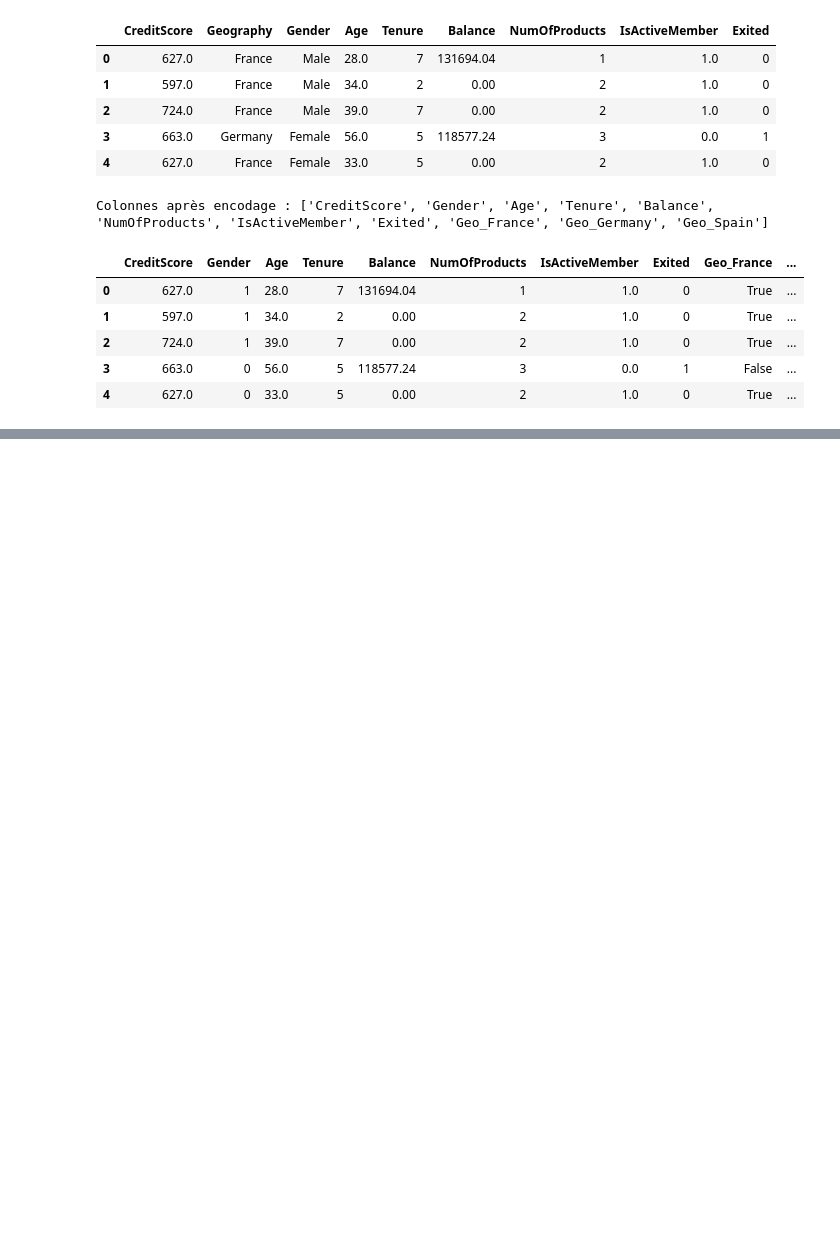
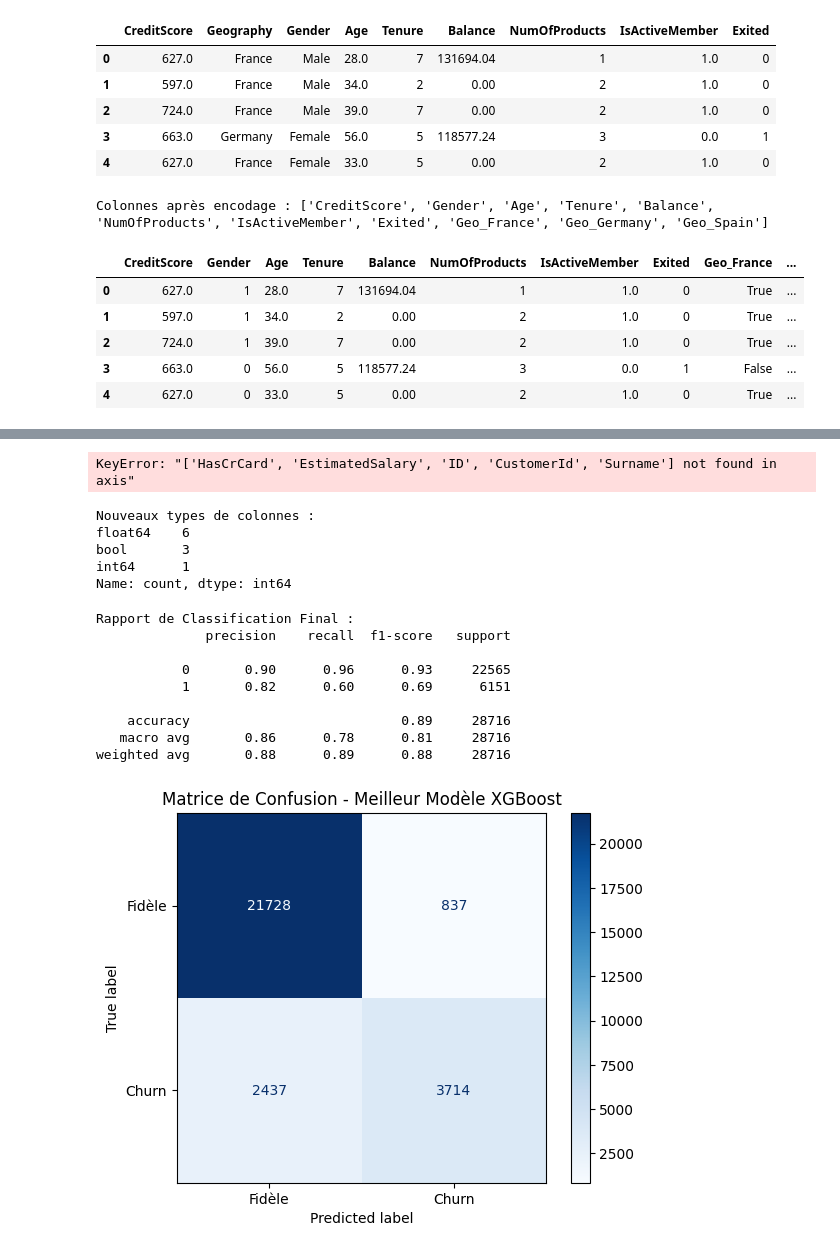
Before and after one commit to kenzakab16/classification-bank-churn, a Jupyter notebook: projets/classification-bank-churn.ipynb, the cells around one changed output, grey strips where cells are left out. Saved outputs shown, nothing was run; the diff lists cells and outputs as text; code cells hidden in the pictures; blank space fills up the shorter version.

Commit message:
prediction

```diff
--- a/projets/classification-bank-churn.ipynb
+++ b/projets/classification-bank-churn.ipynb
@@ -14,3 +29,12 @@ test_df = pd.read_csv('test_data.csv')
+# %%
+# 1. On sépare les caractéristiques (X) de la cible (y)
+# 'Exited' est la colonne que l'on veut prédire
+X = train_df.drop('Exited', axis=1)
+y = train_df['Exited']
+
+# 2. On divise en 80% pour l'entraînement et 20% pour le test
+# C'est ici que y_test est créé !
+X_train, X_test, y_train, y_test = train_test_split(X, y, test_size=0.2, random_state=42)
 # %%
 train_df.head()
 # %% [output]
@@ -427,0 +578,52 @@ Standardisation terminée. Toutes les variables ont désormais une moyenne de 0.
+# %%
+X_test = X_test.drop(['HasCrCard', 'EstimatedSalary', 'ID', 'CustomerId','Surname'], axis=1)
+X_test['Gender'] = le.transform(X_test['Gender'])
+X_test = pd.get_dummies(X_test, columns=['Geography'], prefix='Geo')
+X_test[cols_to_scale] = scaler.transform(X_test[cols_to_scale])
+# %% [output]
+KeyError: "['HasCrCard', 'EstimatedSalary', 'ID', 'CustomerId', 'Surname'] not found in axis"
+# %%
+# Vérification : il ne doit rester que des nombres (int, float, bool)
+print("Nouveaux types de colonnes :")
+print(X_test.dtypes.value_counts())
+# %% [output]
+Nouveaux types de colonnes :
+float64    6
+bool       3
+int64      1
+Name: count, dtype: int64
+# %%
+from sklearn.metrics import classification_report, confusion_matrix, ConfusionMatrixDisplay
+import matplotlib.pyplot as plt
+
+
+# 1. Récupération du meilleur modèle XGBoost
+best_xgb = random_search_xgb.best_estimator_
+
+
+# Maintenant, la prédiction devrait passer sans erreur
+y_pred = best_xgb.predict(X_test)
+
+
+
+# 3. Rapport de classification détaillé
+print("Rapport de Classification Final :")
+print(classification_report(y_test, y_pred))
+
+# 4. Affichage de la Matrice de Confusion
+cm = confusion_matrix(y_test, y_pred)
+disp = ConfusionMatrixDisplay(confusion_matrix=cm, display_labels=['Fidèle', 'Churn'])
+disp.plot(cmap='Blues')
+plt.title("Matrice de Confusion - Meilleur Modèle XGBoost")
+plt.show()
+# %% [output]
+Rapport de Classification Final :
+              precision    recall  f1-score   support
+
+           0       0.90      0.96      0.93     22565
+           1       0.82      0.60      0.69      6151
+
+    accuracy                           0.89     28716
+   macro avg       0.86      0.78      0.81     28716
+weighted avg       0.88      0.89      0.88     28716
+[figure, added]
```
Also changed, not shown: parts of 11 cells of this notebook.
